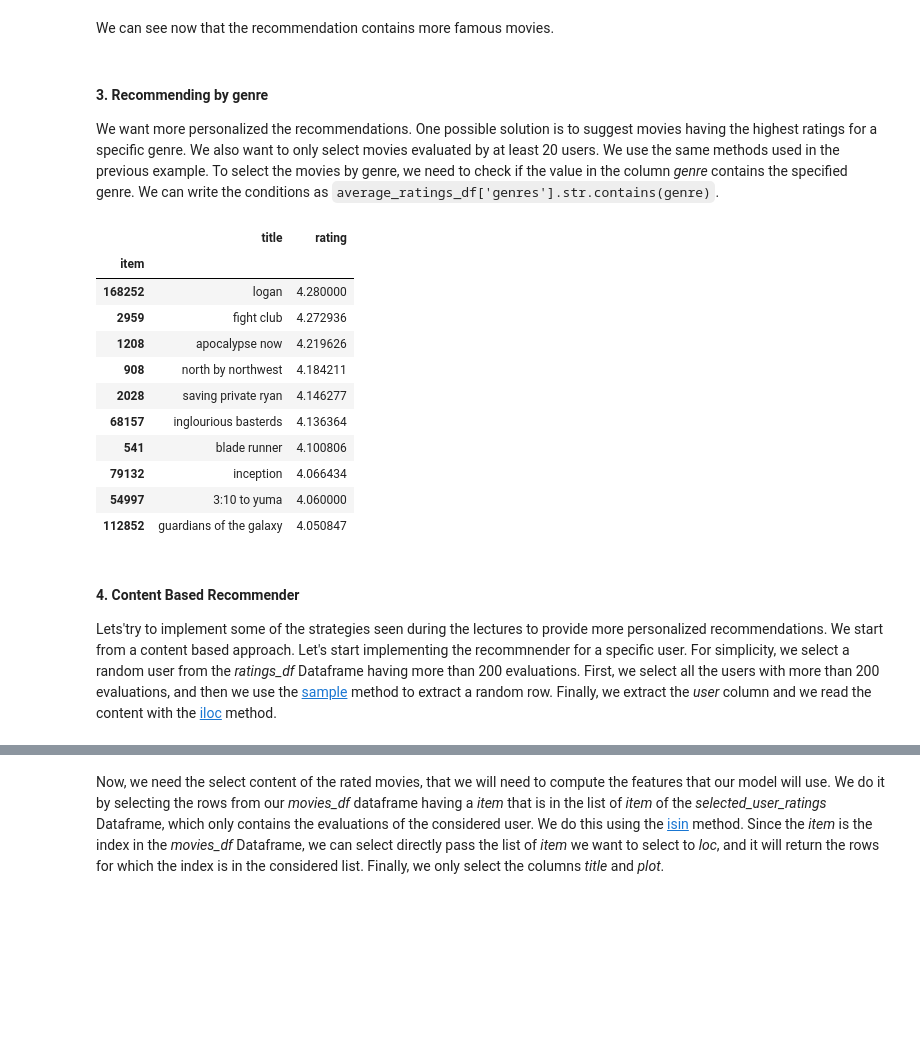
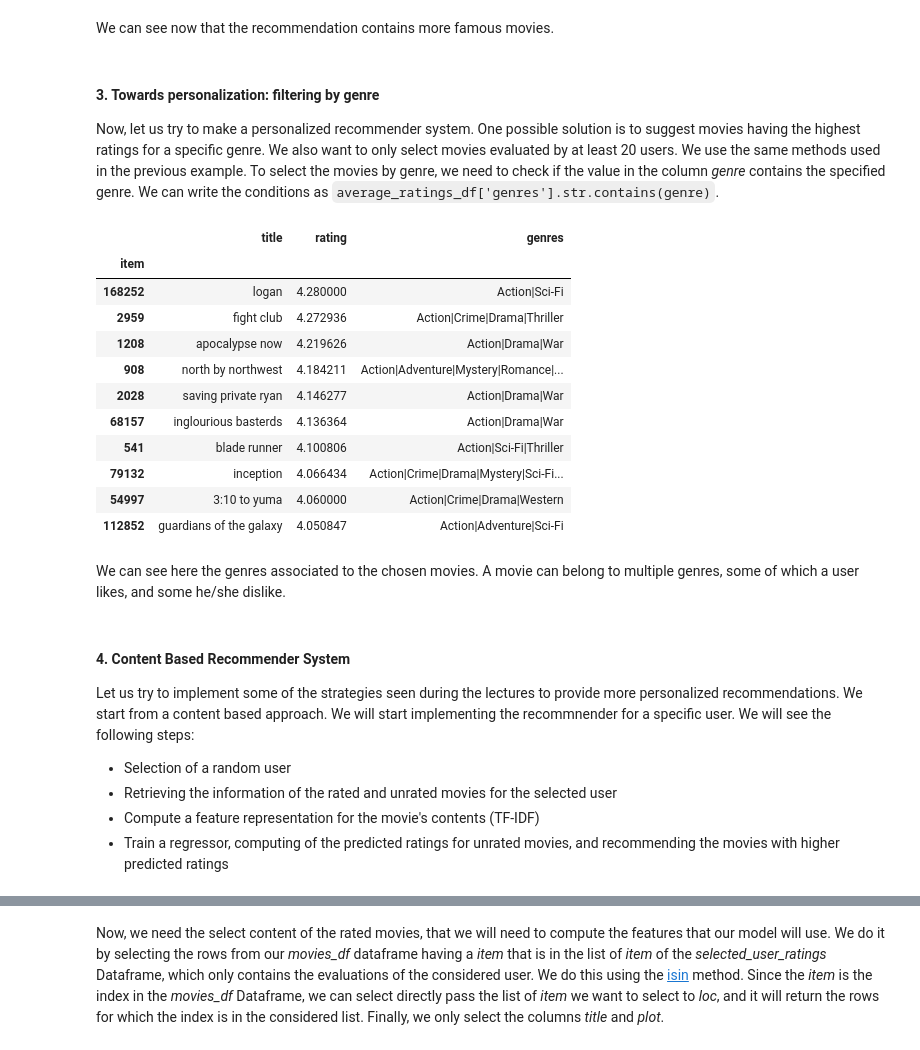
Before and after one commit to barnap/recsys-um-labs, a Jupyter notebook: Lab1/Tutorial Lab 1.ipynb, the cells around one changed output, grey strips where cells are left out. Drawn from its saved outputs; the diff is of its cells as text; code cells hidden in the pictures; blank space fills up the shorter version.

```diff
--- a/Lab1/Tutorial Lab 1.ipynb
+++ b/Lab1/Tutorial Lab 1.ipynb
@@ -130,35 +165,41 @@ display(joined_df[['title','rating']].head(10))
 # %% [markdown]
 We can see now that the recommendation contains more famous movies.
 # %% [markdown]
-#### 3. Recommending by genre
+#### 3. Towards personalization: filtering by genre
 
-We want more personalized the recommendations. One possible solution is to suggest movies having the highest ratings for a specific genre. We also want to only select movies evaluated by at least 20 users. We use the same methods used in the previous example. To select the movies by genre, we need to check if the value in the column *genre* contains the specified genre. We can write the conditions as `average_ratings_df['genres'].str.contains(genre)`.
+Now, let us try to make a personalized recommender system. One possible solution is to suggest movies having the highest ratings for a specific genre. We also want to only select movies evaluated by at least 20 users. We use the same methods used in the previous example. To select the movies by genre, we need to check if the value in the column *genre* contains the specified genre. We can write the conditions as `average_ratings_df['genres'].str.contains(genre)`.
 # %%
 genre = 'Action'
 minimum_ratings = 20
 
 average_ratings_df = ratings_df.groupby(['item']).mean() #compute the average ratings for each movie
 rating_counts_df = ratings_df.groupby(['item']).count() #compute the number of evaluations for each movie
 average_ratings_df = average_ratings_df.loc[rating_counts_df['rating'] > minimum_ratings] #select the movies having the required number of evaluations
 average_ratings_df = average_ratings_df.join(movies_df['genres'], on='item')
 average_ratings_df = average_ratings_df.loc[average_ratings_df['genres'].str.contains(genre)]
 sorted_avg_ratings_df = average_ratings_df.sort_values(by="rating", ascending=False) #sort the movies according to the average ratings
 joined_df = sorted_avg_ratings_df.join(movies_df['title'], on='item') #associate the title
-display(joined_df[['title','rating']].head(10))
+display(joined_df[['title','rating','genres']].head(10))
 # %% [output]
-|  | title | rating |
-| item |  |  |
-| 168252 | logan | 4.280000 |
-| 2959 | fight club | 4.272936 |
-| 1208 | apocalypse now | 4.219626 |
-| 908 | north by northwest | 4.184211 |
-| 2028 | saving private ryan | 4.146277 |
-| 68157 | inglourious basterds | 4.136364 |
-| 541 | blade runner | 4.100806 |
-| 79132 | inception | 4.066434 |
-| 54997 | 3:10 to yuma | 4.060000 |
-| 112852 | guardians of the galaxy | 4.050847 |
+|  | title | rating | genres |
+| item |  |  |  |
+| 168252 | logan | 4.280000 | Action|Sci-Fi |
+| 2959 | fight club | 4.272936 | Action|Crime|Drama|Thriller |
+| 1208 | apocalypse now | 4.219626 | Action|Drama|War |
+| 908 | north by northwest | 4.184211 | Action|Adventure|Mystery|Romance|... |
+| 2028 | saving private ryan | 4.146277 | Action|Drama|War |
+| 68157 | inglourious basterds | 4.136364 | Action|Drama|War |
+| 541 | blade runner | 4.100806 | Action|Sci-Fi|Thriller |
+| 79132 | inception | 4.066434 | Action|Crime|Drama|Mystery|Sci-Fi... |
+| 54997 | 3:10 to yuma | 4.060000 | Action|Crime|Drama|Western |
+| 112852 | guardians of the galaxy | 4.050847 | Action|Adventure|Sci-Fi |
+# %% [markdown]
+We can see here the genres associated to the chosen movies. A movie can belong to multiple genres, some of which a user likes, and some he/she dislike.
 # %% [markdown]
-#### 4. Content Based Recommender
+#### 4. Content Based Recommender System
 
-Lets'try to implement some of the strategies seen during the lectures to provide more personalized recommendations. We start from a content based approach. Let's start implementing the recommnender for a specific user. For simplicity, we select a random user from the *ratings_df* Dataframe having more than 200 evaluations. First, we select all the users with more than 200 evaluations, and then we use the [sample](https://pandas.pydata.org/docs/reference/api/pandas.core.groupby.DataFrameGroupBy.sample.html) method to extract a random row. Finally, we extract the *user* column and we read the content with the [iloc](https://pandas.pydata.org/docs/reference/api/pandas.DataFrame.iloc.html) method.
+Let us try to implement some of the strategies seen during the lectures to provide more personalized recommendations. We start from a content based approach. We will start implementing the recommnender for a specific user. We will see the following steps:
+- Selection of a random user
+- Retrieving the information of the rated and unrated movies for the selected user
+- Compute a feature representation for the movie's contents (TF-IDF)
+- Train a regressor, computing of the predicted ratings for unrated movies, and recommending the movies with higher predicted ratings
```
Also changed, not shown: parts of 40 cells of this notebook, 2 other files.
